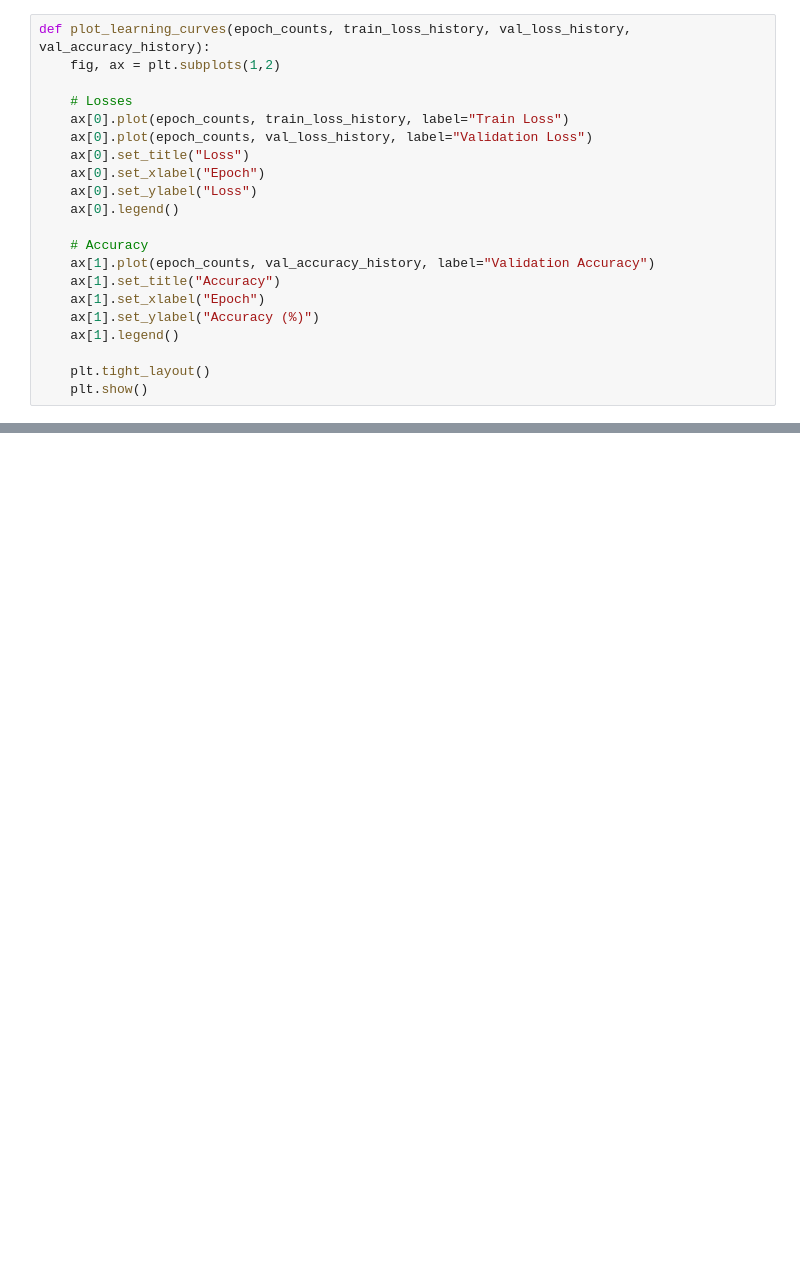
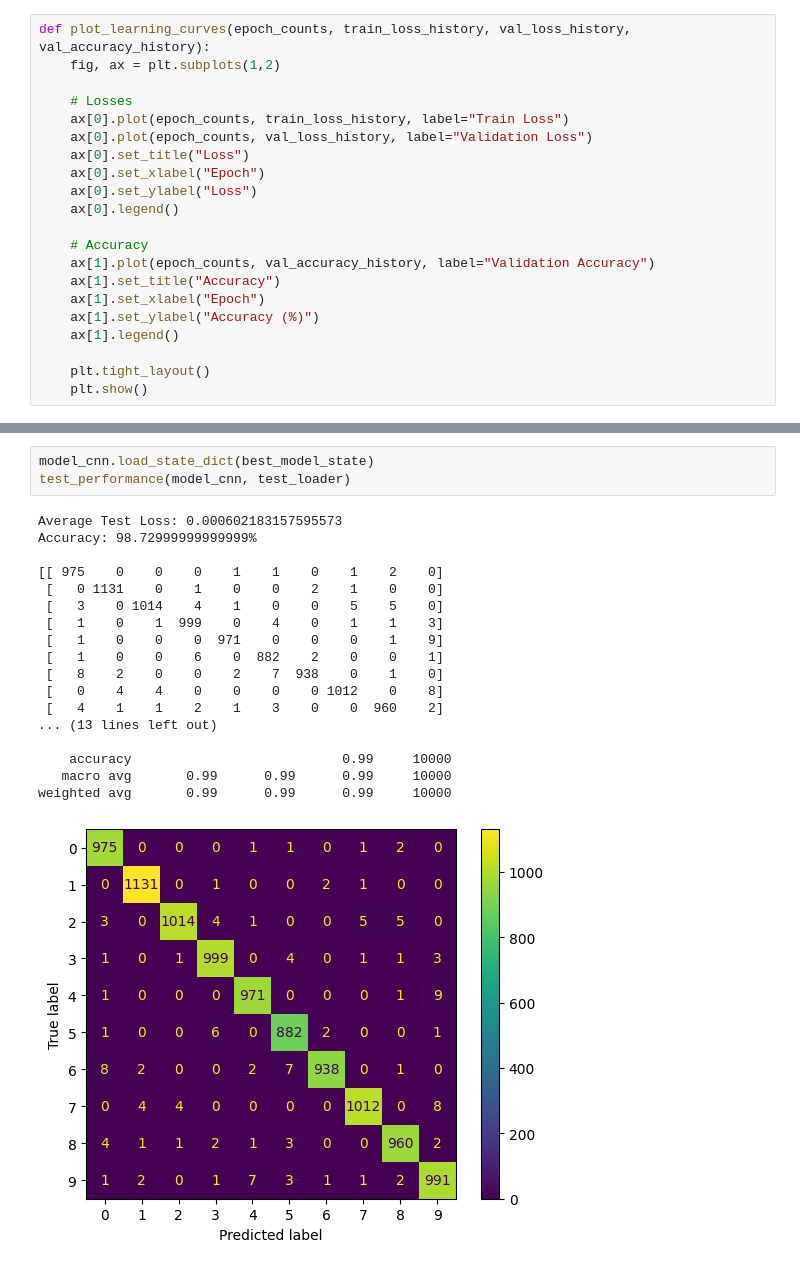
Before and after one commit to SarveshMD/colab-notebooks, a Jupyter notebook: mnist_pytorch.ipynb, the cells around one changed output, grey strips where cells are left out. Saved outputs shown, nothing was run; the diff lists cells and outputs as text; blank space fills up the shorter version.

```diff
--- a/mnist_pytorch.ipynb
+++ b/mnist_pytorch.ipynb
@@ -274,0 +396,22 @@ weighted avg       0.98      0.98      0.98     10000
+# %%
+model_cnn.load_state_dict(best_model_state)
+test_performance(model_cnn, test_loader)
+# %% [output]
+Average Test Loss: 0.000602183157595573
+Accuracy: 98.72999999999999%
+
+[[ 975    0    0    0    1    1    0    1    2    0]
+ [   0 1131    0    1    0    0    2    1    0    0]
+ [   3    0 1014    4    1    0    0    5    5    0]
+ [   1    0    1  999    0    4    0    1    1    3]
+ [   1    0    0    0  971    0    0    0    1    9]
+ [   1    0    0    6    0  882    2    0    0    1]
+ [   8    2    0    0    2    7  938    0    1    0]
+ [   0    4    4    0    0    0    0 1012    0    8]
+ [   4    1    1    2    1    3    0    0  960    2]
+... (13 lines left out)
+
+    accuracy                           0.99     10000
+   macro avg       0.99      0.99      0.99     10000
+weighted avg       0.99      0.99      0.99     10000
+[figure, added]
```
Also changed, not shown: parts of 31 cells of this notebook.
